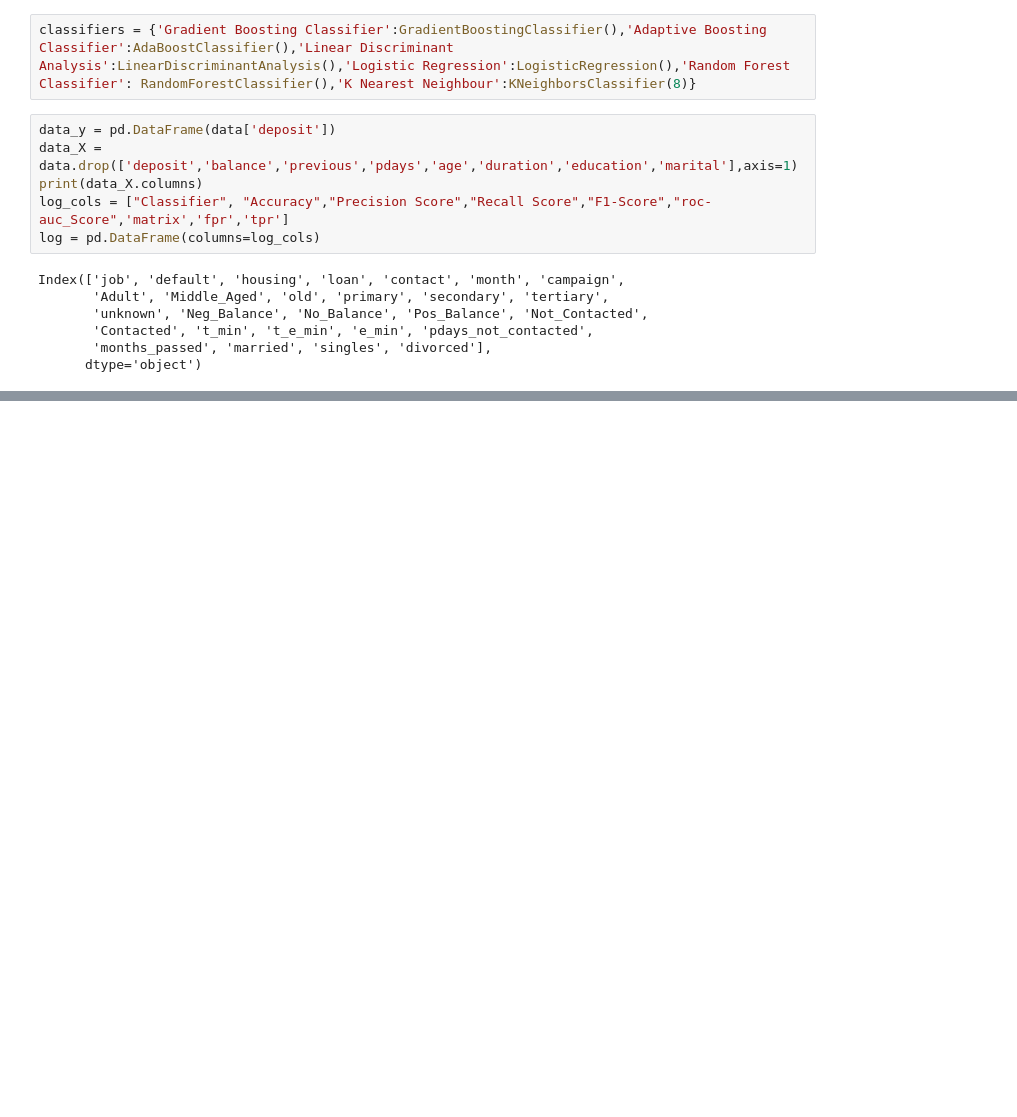
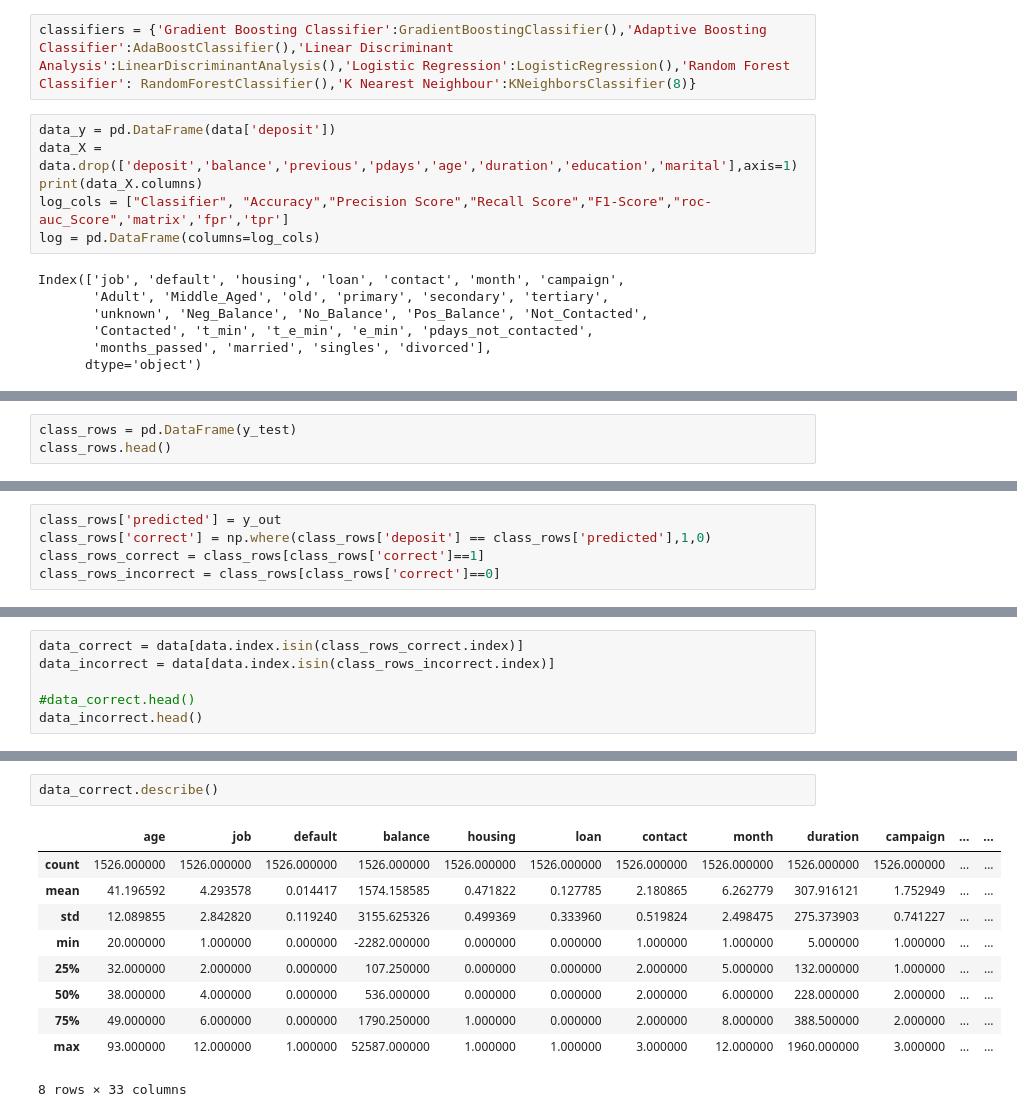
Before and after one commit to Callfall/DS420, a Jupyter notebook: Bank_Profiles.ipynb, the cells around one changed output, grey strips where cells are left out. Saved outputs shown, nothing was run; the diff lists cells and outputs as text; blank space fills up the shorter version.

```diff
--- a/Bank_Profiles.ipynb
+++ b/Bank_Profiles.ipynb
@@ -803,0 +823,3 @@ ValueError: setting an array element with a sequence.
+# %%
+class_rows = pd.DataFrame(y_test)
+class_rows.head()
@@ -803,0 +833,5 @@ ValueError: setting an array element with a sequence.
+# %%
+class_rows['predicted'] = y_out
+class_rows['correct'] = np.where(class_rows['deposit'] == class_rows['predicted'],1,0)
+class_rows_correct = class_rows[class_rows['correct']==1]
+class_rows_incorrect = class_rows[class_rows['correct']==0]
@@ -803,0 +862,6 @@ ValueError: setting an array element with a sequence.
+# %%
+data_correct = data[data.index.isin(class_rows_correct.index)]
+data_incorrect = data[data.index.isin(class_rows_incorrect.index)]
+
+#data_correct.head()
+data_incorrect.head()
@@ -803,0 +896,13 @@ ValueError: setting an array element with a sequence.
+# %%
+data_correct.describe()
+# %% [output]
+|  | age | job | default | balance | housing | loan | contact | month | duration | campaign | ... | ... |
+| count | 1526.000000 | 1526.000000 | 1526.000000 | 1526.000000 | 1526.000000 | 1526.000000 | 1526.000000 | 1526.000000 | 1526.000000 | 1526.000000 | ... | ... |
+| mean | 41.196592 | 4.293578 | 0.014417 | 1574.158585 | 0.471822 | 0.127785 | 2.180865 | 6.262779 | 307.916121 | 1.752949 | ... | ... |
+| std | 12.089855 | 2.842820 | 0.119240 | 3155.625326 | 0.499369 | 0.333960 | 0.519824 | 2.498475 | 275.373903 | 0.741227 | ... | ... |
+| min | 20.000000 | 1.000000 | 0.000000 | -2282.000000 | 0.000000 | 0.000000 | 1.000000 | 1.000000 | 5.000000 | 1.000000 | ... | ... |
+| 25% | 32.000000 | 2.000000 | 0.000000 | 107.250000 | 0.000000 | 0.000000 | 2.000000 | 5.000000 | 132.000000 | 1.000000 | ... | ... |
+| 50% | 38.000000 | 4.000000 | 0.000000 | 536.000000 | 0.000000 | 0.000000 | 2.000000 | 6.000000 | 228.000000 | 2.000000 | ... | ... |
+| 75% | 49.000000 | 6.000000 | 0.000000 | 1790.250000 | 1.000000 | 0.000000 | 2.000000 | 8.000000 | 388.500000 | 2.000000 | ... | ... |
+| max | 93.000000 | 12.000000 | 1.000000 | 52587.000000 | 1.000000 | 1.000000 | 3.000000 | 12.000000 | 1960.000000 | 3.000000 | ... | ... |
+8 rows × 33 columns
```
Also changed, not shown: parts of 28 cells of this notebook.
